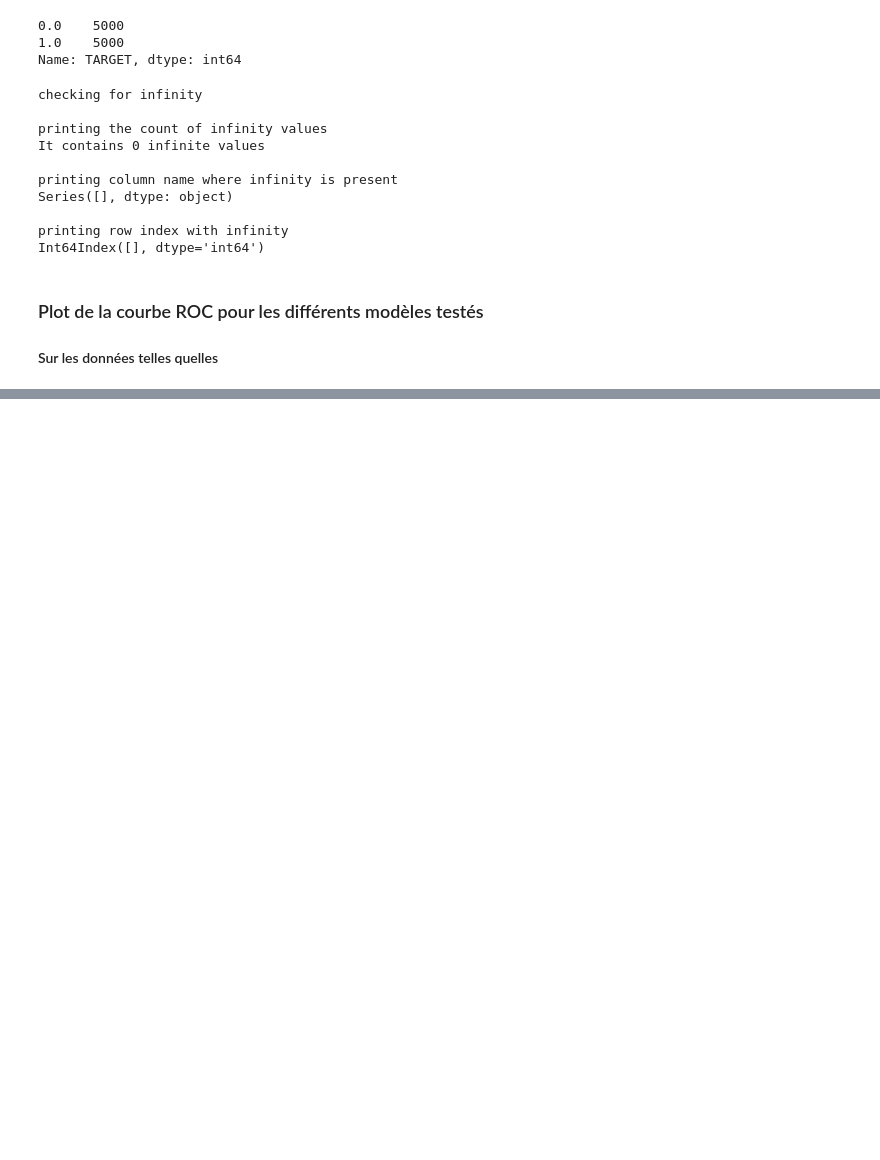
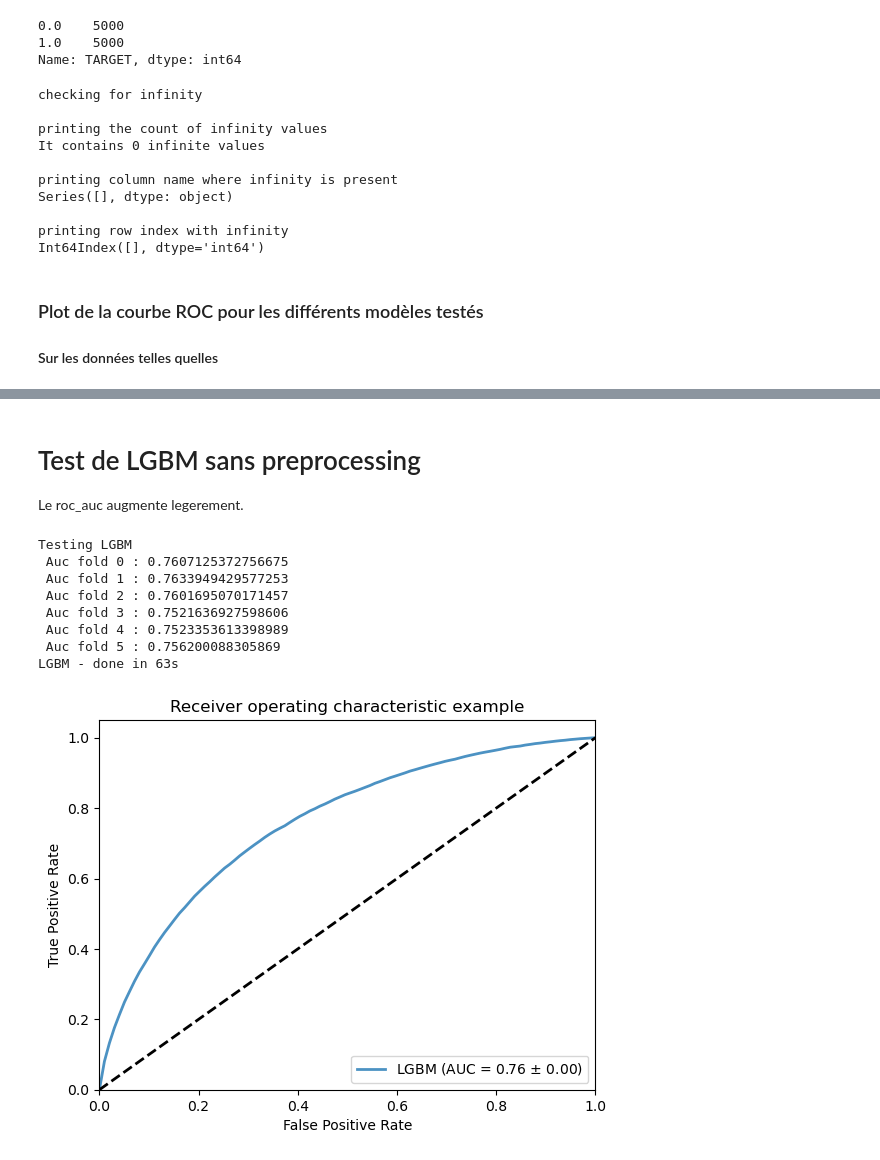
Before and after one commit to cbedini/oc_p7, a Jupyter notebook: Notebook_2_models.ipynb, the cells around one changed output, grey strips where cells are left out. Drawn from its saved outputs; the diff is of its cells as text; code cells hidden in the pictures; blank space fills up the shorter version.

```diff
--- a/Notebook_2_models.ipynb
+++ b/Notebook_2_models.ipynb
@@ -400,0 +449,16 @@ df50.to_csv('df50.csv', index= False)
+# %% [markdown]
+# Test de LGBM sans preprocessing
+
+Le roc_auc augmente legerement.
+# %%
+plot_roc_curve(classifier, X, y)
+# %% [output]
+Testing LGBM
+ Auc fold 0 : 0.7607125372756675
+ Auc fold 1 : 0.7633949429577253
+ Auc fold 2 : 0.7601695070171457
+ Auc fold 3 : 0.7521636927598606
+ Auc fold 4 : 0.7523353613398989
+ Auc fold 5 : 0.756200088305869
+LGBM - done in 63s
+[figure, added]
```
Also changed, not shown: parts of 21 cells of this notebook.
